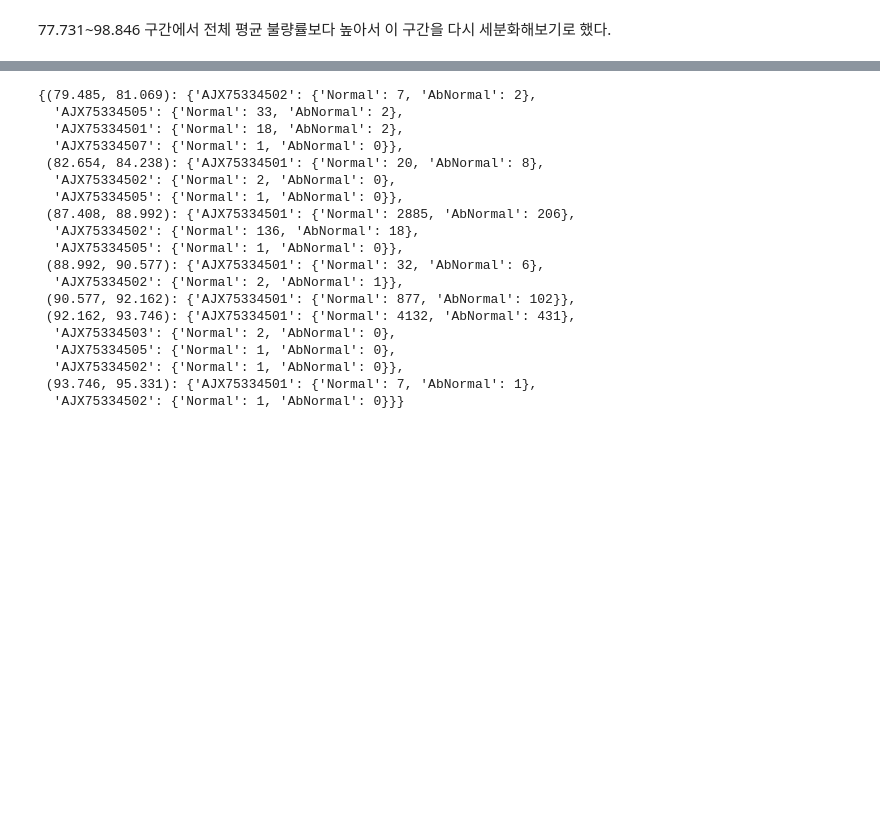
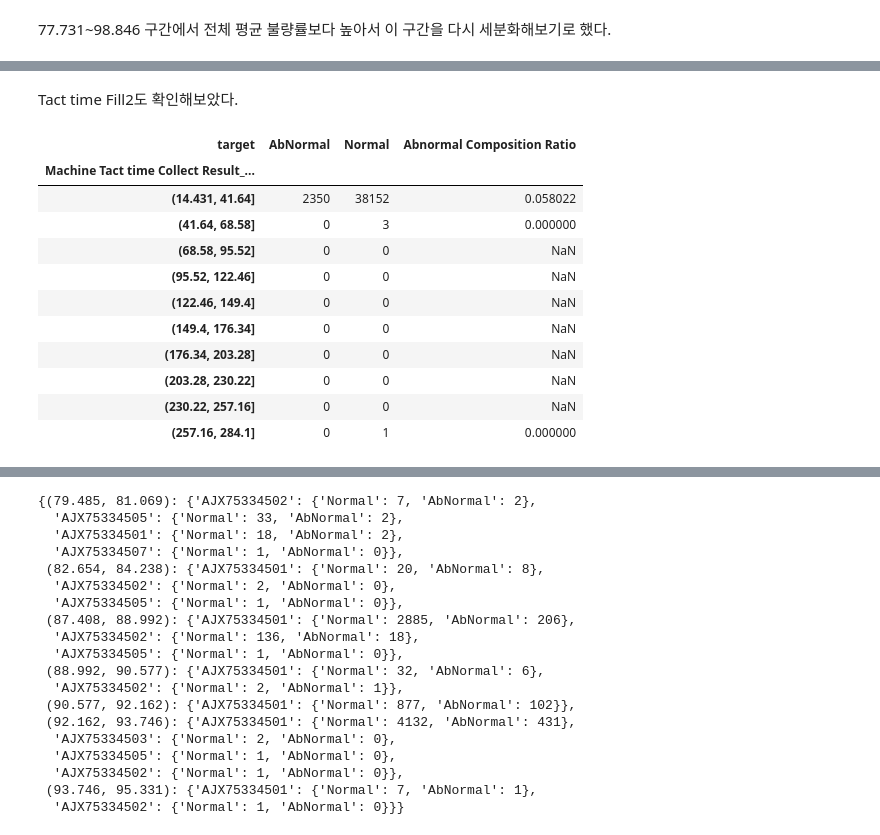
Before and after one commit to dyk9916/Lg_aimers5, a Jupyter notebook: code_log/dongyoung_code/0810Fill1.ipynb, the cells around one changed output, grey strips where cells are left out. Drawn from its saved outputs; the diff is of its cells as text; code cells hidden in the pictures; blank space fills up the shorter version.

```diff
--- a/code_log/dongyoung_code/0810Fill1.ipynb
+++ b/code_log/dongyoung_code/0810Fill1.ipynb
@@ -825,0 +913,28 @@ plt.show()
+# %% [markdown]
+Tact time Fill2도 확인해보았다.
+# %%
+# Divide the machine tact time into 10 classes
+time_bins = pd.cut(train_data['Machine Tact time Collect Result_Fill2'], bins=10)
+
+# Group by the time bins and target to find the count of abnormal and normal for each class
+class_counts = train_data.groupby([time_bins, 'target']).size().unstack(fill_value=0)
+
+# Calculate the abnormal composition ratio for each class
+class_counts['Abnormal Composition Ratio'] = class_counts['AbNormal'] / (class_counts['AbNormal'] + class_counts['Normal'])
+
+# Fill NaN values with 0 (in cases where both AbNormal and Normal counts are 0)
+
+class_counts
+# %% [output]
+| target | AbNormal | Normal | Abnormal Composition Ratio |
+| Machine Tact time Collect Result_... |  |  |  |
+| (14.431, 41.64] | 2350 | 38152 | 0.058022 |
+| (41.64, 68.58] | 0 | 3 | 0.000000 |
+| (68.58, 95.52] | 0 | 0 | NaN |
+| (95.52, 122.46] | 0 | 0 | NaN |
+| (122.46, 149.4] | 0 | 0 | NaN |
+| (149.4, 176.34] | 0 | 0 | NaN |
+| (176.34, 203.28] | 0 | 0 | NaN |
+| (203.28, 230.22] | 0 | 0 | NaN |
+| (230.22, 257.16] | 0 | 0 | NaN |
+| (257.16, 284.1] | 0 | 1 | 0.000000 |
```
Also changed, not shown: parts of 12 cells of this notebook, 1 other file.
